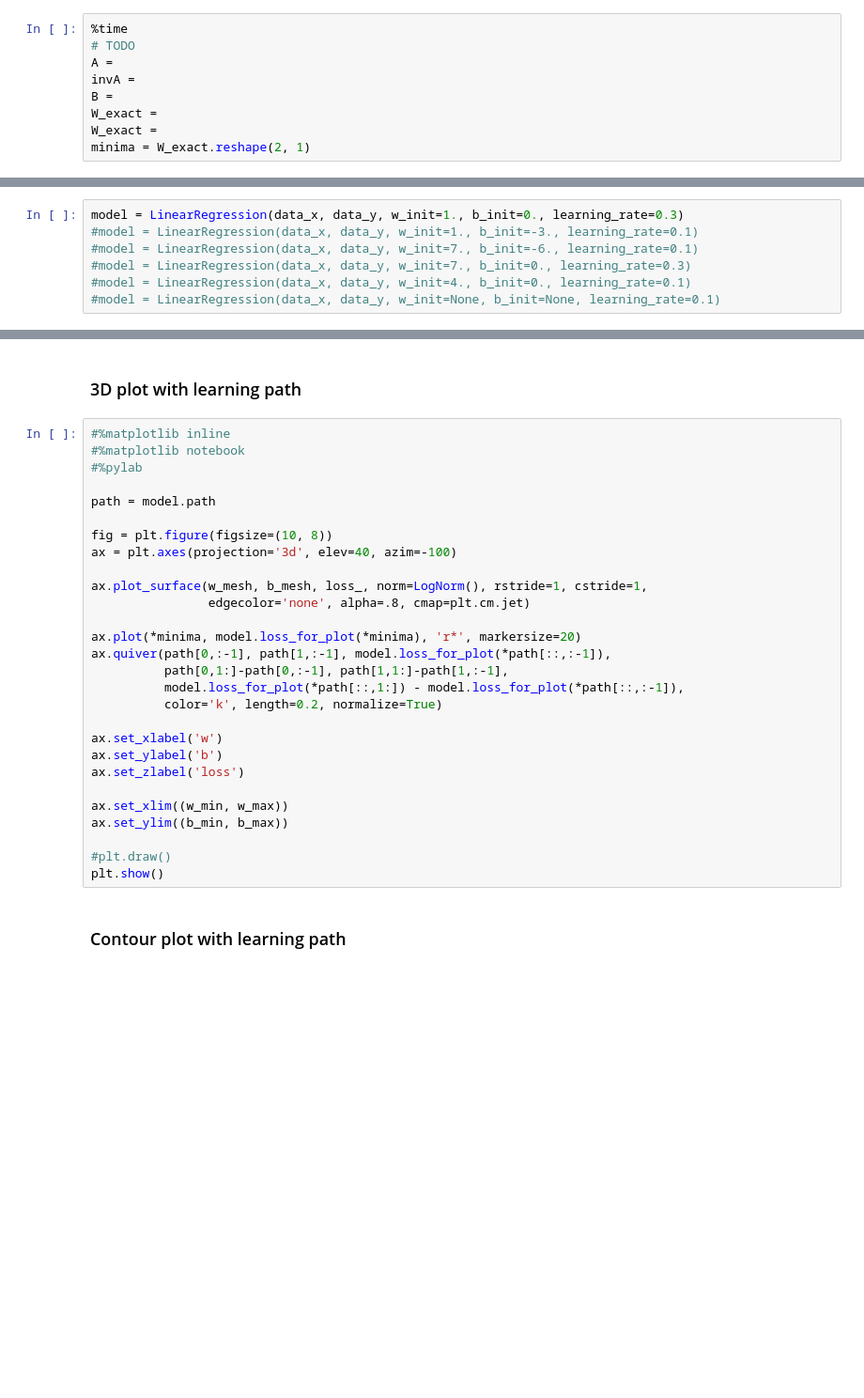
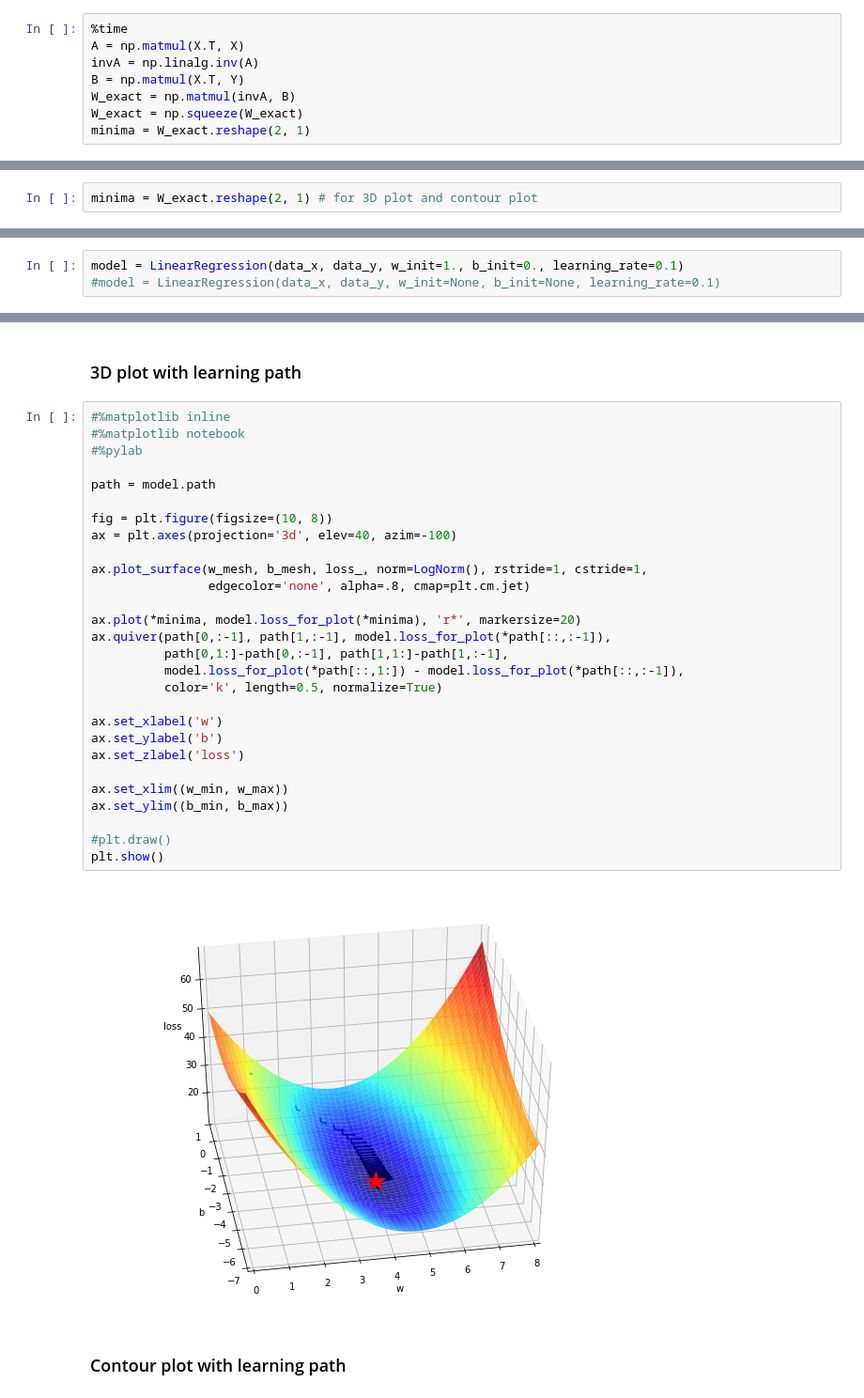
Before and after one commit to ilguyi/optimizers.numpy, a Jupyter notebook: 03.coordinate.gradient.descent.ipynb, the cells around one changed output, grey strips where cells are left out. Shown at 94% size. Drawn from its saved outputs; the diff is of its cells as text; blank space fills up the shorter version.

```diff
--- a/03.coordinate.gradient.descent.ipynb
+++ b/03.coordinate.gradient.descent.ipynb
@@ -114,9 +126,8 @@ Y = data_y.reshape(N, 1)
 # %%
 %time
-# TODO
-A =
-invA =
-B =
-W_exact =
-W_exact =
+A = np.matmul(X.T, X)
+invA = np.linalg.inv(A)
+B = np.matmul(X.T, Y)
+W_exact = np.matmul(invA, B)
+W_exact = np.squeeze(W_exact)
 minima = W_exact.reshape(2, 1)
@@ -123,3 +137,5 @@ minima = W_exact.reshape(2, 1)
+# %%
+minima = W_exact.reshape(2, 1) # for 3D plot and contour plot
 # %%
 print("Real parameters used creating the data")
 print("w: {:.4f}  b: {:.4f}".format(a, b))
@@ -271,9 +296,5 @@ class LinearRegression(object):
 # %% [markdown]
 ### Create a `LinearRegression` class
 # %%
-model = LinearRegression(data_x, data_y, w_init=1., b_init=0., learning_rate=0.3)
-#model = LinearRegression(data_x, data_y, w_init=1., b_init=-3., learning_rate=0.1)
-#model = LinearRegression(data_x, data_y, w_init=7., b_init=-6., learning_rate=0.1)
-#model = LinearRegression(data_x, data_y, w_init=7., b_init=0., learning_rate=0.3)
-#model = LinearRegression(data_x, data_y, w_init=4., b_init=0., learning_rate=0.1)
+model = LinearRegression(data_x, data_y, w_init=1., b_init=0., learning_rate=0.1)
 #model = LinearRegression(data_x, data_y, w_init=None, b_init=None, learning_rate=0.1)
@@ -328,31 +381,33 @@ loss_ = np.array([model.loss_for_plot(wps, bps) for wps, bps in zip(w_mesh, b_me
 # %%
 #%matplotlib inline
 #%matplotlib notebook
 #%pylab
 
 path = model.path
 
 fig = plt.figure(figsize=(10, 8))
 ax = plt.axes(projection='3d', elev=40, azim=-100)
 
 ax.plot_surface(w_mesh, b_mesh, loss_, norm=LogNorm(), rstride=1, cstride=1,
                 edgecolor='none', alpha=.8, cmap=plt.cm.jet)
 
 ax.plot(*minima, model.loss_for_plot(*minima), 'r*', markersize=20)
 ax.quiver(path[0,:-1], path[1,:-1], model.loss_for_plot(*path[::,:-1]),
           path[0,1:]-path[0,:-1], path[1,1:]-path[1,:-1],
           model.loss_for_plot(*path[::,1:]) - model.loss_for_plot(*path[::,:-1]),
-          color='k', length=0.2, normalize=True)
+          color='k', length=0.5, normalize=True)
 
 ax.set_xlabel('w')
 ax.set_ylabel('b')
 ax.set_zlabel('loss')
 
 ax.set_xlim((w_min, w_max))
 ax.set_ylim((b_min, b_max))
 
 #plt.draw()
 plt.show()
+# %% [output]
+[figure, added]
 # %% [markdown]
 ### Contour plot with learning path
 # %%
```
Also changed, not shown: parts of 17 cells of this notebook, 2 other files.
